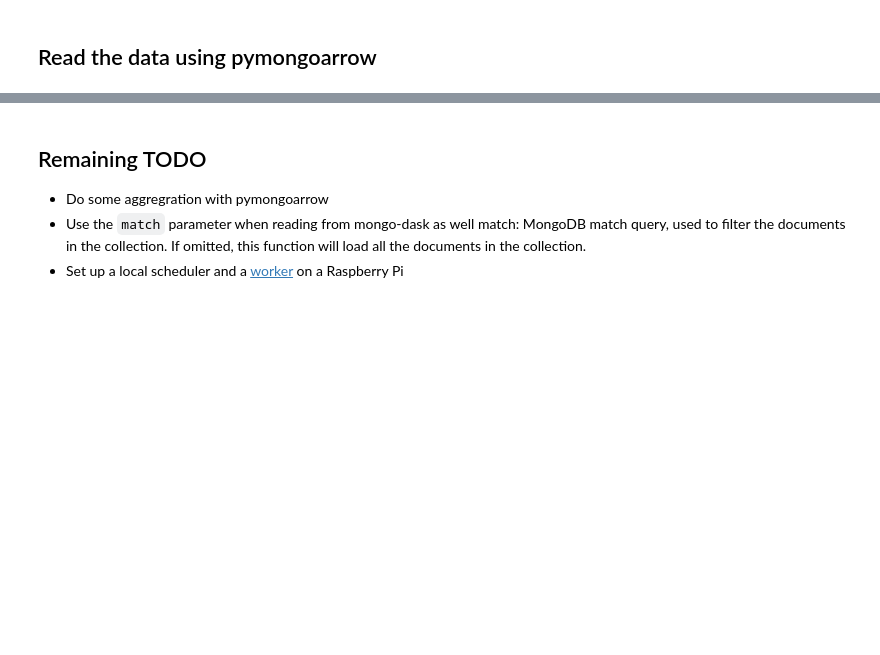
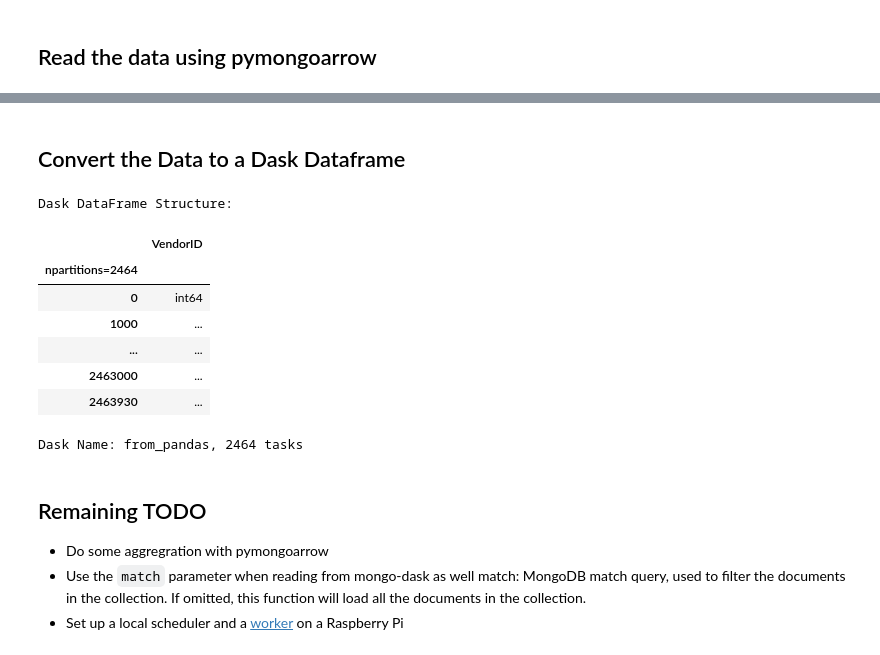
Before and after one commit to blink1073/mongodb-world-builders-fest, a Jupyter notebook: nyc-taxi-dask.ipynb, the cells around one changed output, grey strips where cells are left out. Drawn from its saved outputs; the diff is of its cells as text; code cells hidden in the pictures; blank space fills up the shorter version.

```diff
--- a/nyc-taxi-dask.ipynb
+++ b/nyc-taxi-dask.ipynb
@@ -235,9 +220,11 @@ dask_mongo.to_mongo(
 ## Write the Data into Mongo with pymongoarrow
 # %%
 %%time
+from pymongo import MongoClient
 from pyarrow.parquet import read_table
-from pymongoarrow.api import Schema, write
-from pyarrow import Table, binary, bool_, decimal256, float64, int32, int64
-import os
-data = read_table(os.path.expanduser("~/Downloads/yellow_tripdata_2022-01.parquet"))
+from pymongoarrow.api import write
+data = read_table("./yellow_tripdata_2022-01.parquet")
+coll = MongoClient().test.test
+coll.drop()
+write(coll, data)
 # %% [output]
@@ -246,5 +237,0 @@ Wall time: 2.84 s
-# %%
-from pymongo import MongoClient
-coll = MongoClient().test.test2
-coll.drop()
-write(coll, data)
@@ -289,0 +240,9 @@ print(ids)
+# %%
+%%time
+from dask.dataframe import from_pandas
+from pyarrow import int64
+from pymongoarrow.api import Schema
+from pymongoarrow.monkey import patch_all
+patch_all()
+schema = Schema({"VendorID": int64()})
+data = coll.find_pandas_all({}, schema=schema)
@@ -290,3 +256,18 @@ print(ids)
+# %% [markdown]
+## Convert the Data to a Dask Dataframe
+# %%
+df = from_pandas(data, chunksize=1000)
+df
+# %% [output]
+Dask DataFrame Structure:
+|  | VendorID |
+| npartitions=2464 |  |
+| 0 | int64 |
+| 1000 | ... |
+| ... | ... |
+| 2463000 | ... |
+| 2463930 | ... |
+Dask Name: from_pandas, 2464 tasks
 # %% [markdown]
 ## Remaining TODO
 - Do some aggregration with pymongoarrow
```
Also changed, not shown: parts of 17 cells of this notebook.
